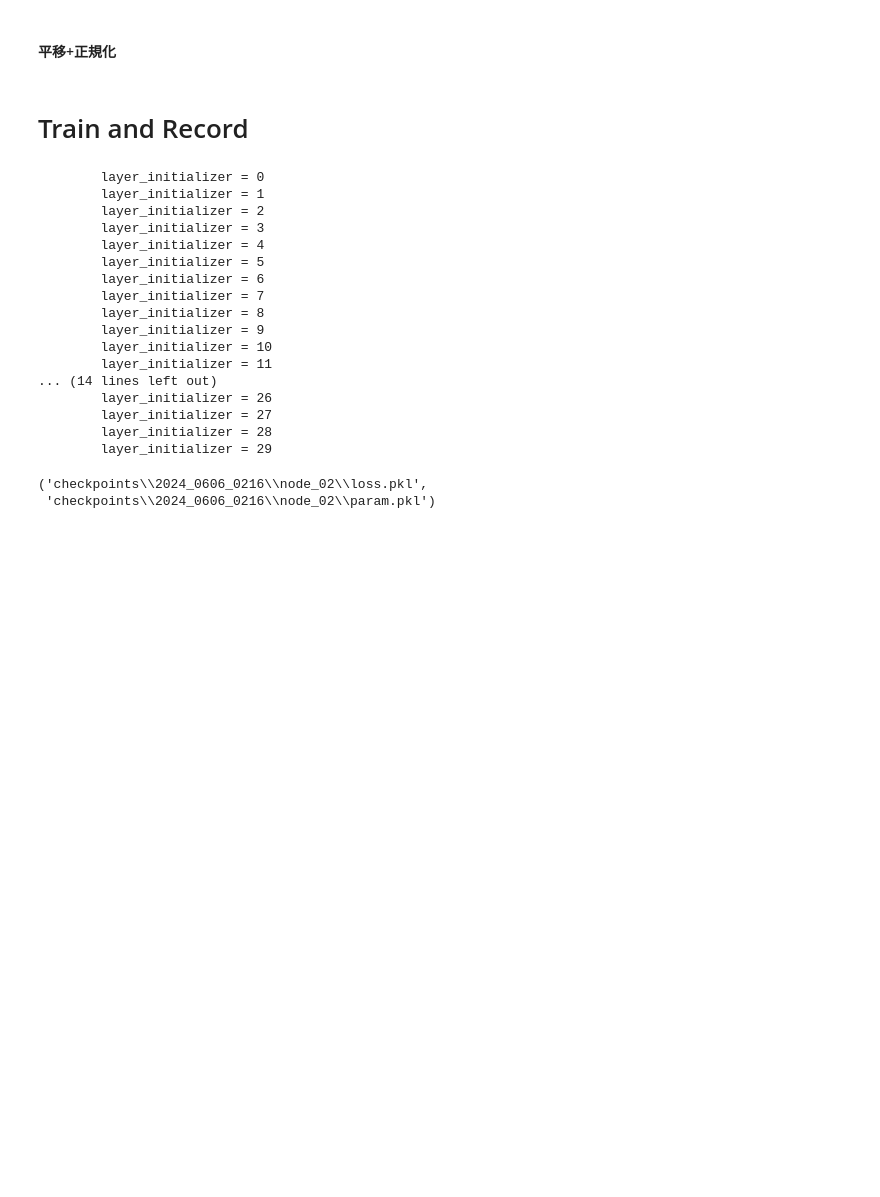
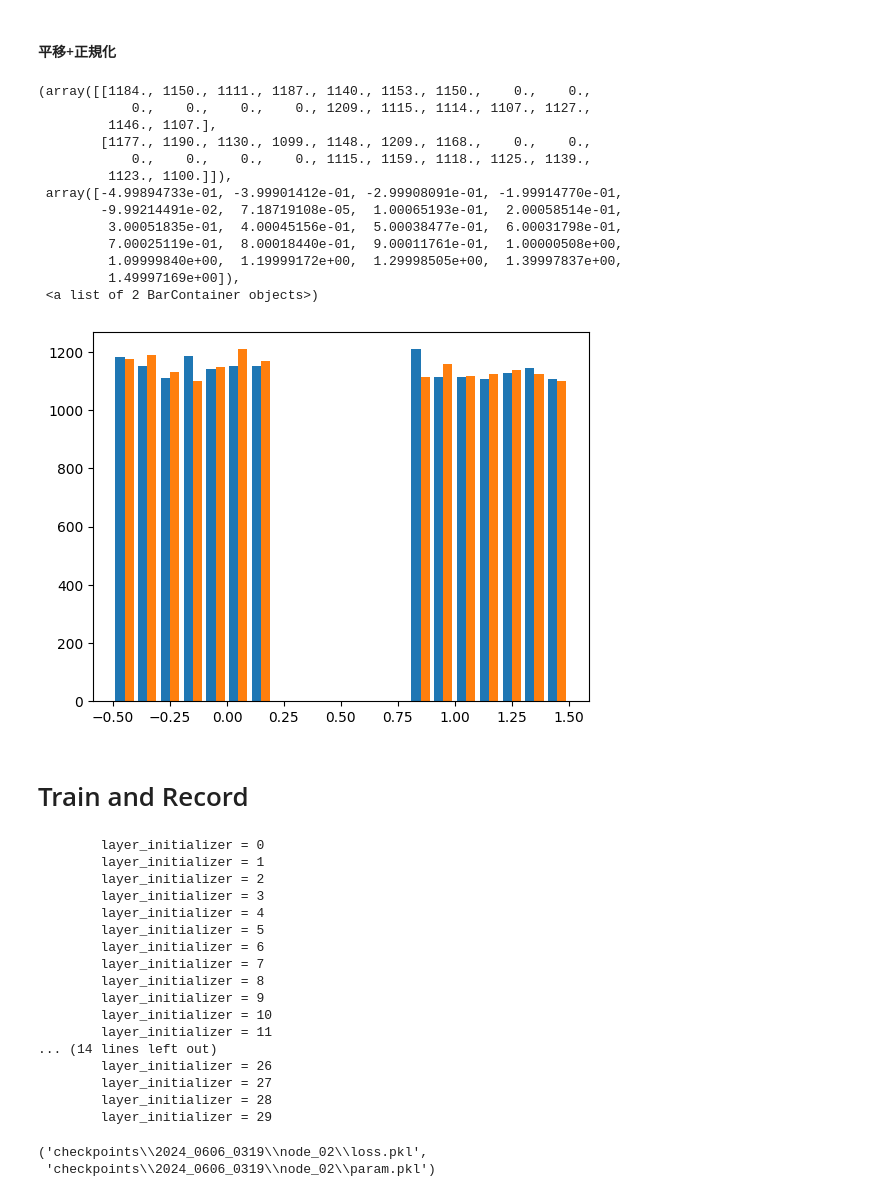
Before and after one commit to SinSuan/data_science, a Jupyter notebook: part3_train.ipynb, the cells around one changed output. Cells and saved outputs as stored; diff of their text form; code cells hidden in the pictures; blank space fills up the shorter version.

```diff
--- a/part3_train.ipynb
+++ b/part3_train.ipynb
@@ -96,3 +96,20 @@ Y_test_n = normalizer.normalize(Y_test-5)
+# %%
+plt.hist(X_train, bins=20)
+# %% [output]
+(array([[1184., 1150., 1111., 1187., 1140., 1153., 1150.,    0.,    0.,
+            0.,    0.,    0.,    0., 1209., 1115., 1114., 1107., 1127.,
+         1146., 1107.],
+        [1177., 1190., 1130., 1099., 1148., 1209., 1168.,    0.,    0.,
+            0.,    0.,    0.,    0., 1115., 1159., 1118., 1125., 1139.,
+         1123., 1100.]]),
+ array([-4.99894733e-01, -3.99901412e-01, -2.99908091e-01, -1.99914770e-01,
+        -9.99214491e-02,  7.18719108e-05,  1.00065193e-01,  2.00058514e-01,
+         3.00051835e-01,  4.00045156e-01,  5.00038477e-01,  6.00031798e-01,
+         7.00025119e-01,  8.00018440e-01,  9.00011761e-01,  1.00000508e+00,
+         1.09999840e+00,  1.19999172e+00,  1.29998505e+00,  1.39997837e+00,
+         1.49997169e+00]),
+ <a list of 2 BarContainer objects>)
+[figure, added]
 # %%
 data = [X_train_n, Y_train_n, X_test_n, Y_test_n]
 # %%
@@ -104,7 +123,7 @@ with open(path_loss, 'wb') as f:
 # %% [markdown]
 # Train and Record
 # %%
-folder_test_name = "2024_0606_0216"
+folder_test_name = "2024_0606_0319"
 n = 2
 
 folder_node = f"node_{n:02d}"
@@ -145,5 +164,5 @@ save_checkpoint(path_folder, loss_n, param_n)
         layer_initializer = 27
         layer_initializer = 28
         layer_initializer = 29
-('checkpoints\\2024_0606_0216\\node_02\\loss.pkl',
- 'checkpoints\\2024_0606_0216\\node_02\\param.pkl')
+('checkpoints\\2024_0606_0319\\node_02\\loss.pkl',
+ 'checkpoints\\2024_0606_0319\\node_02\\param.pkl')
```
Also changed, not shown: parts of 9 cells of this notebook, 4 other files.
